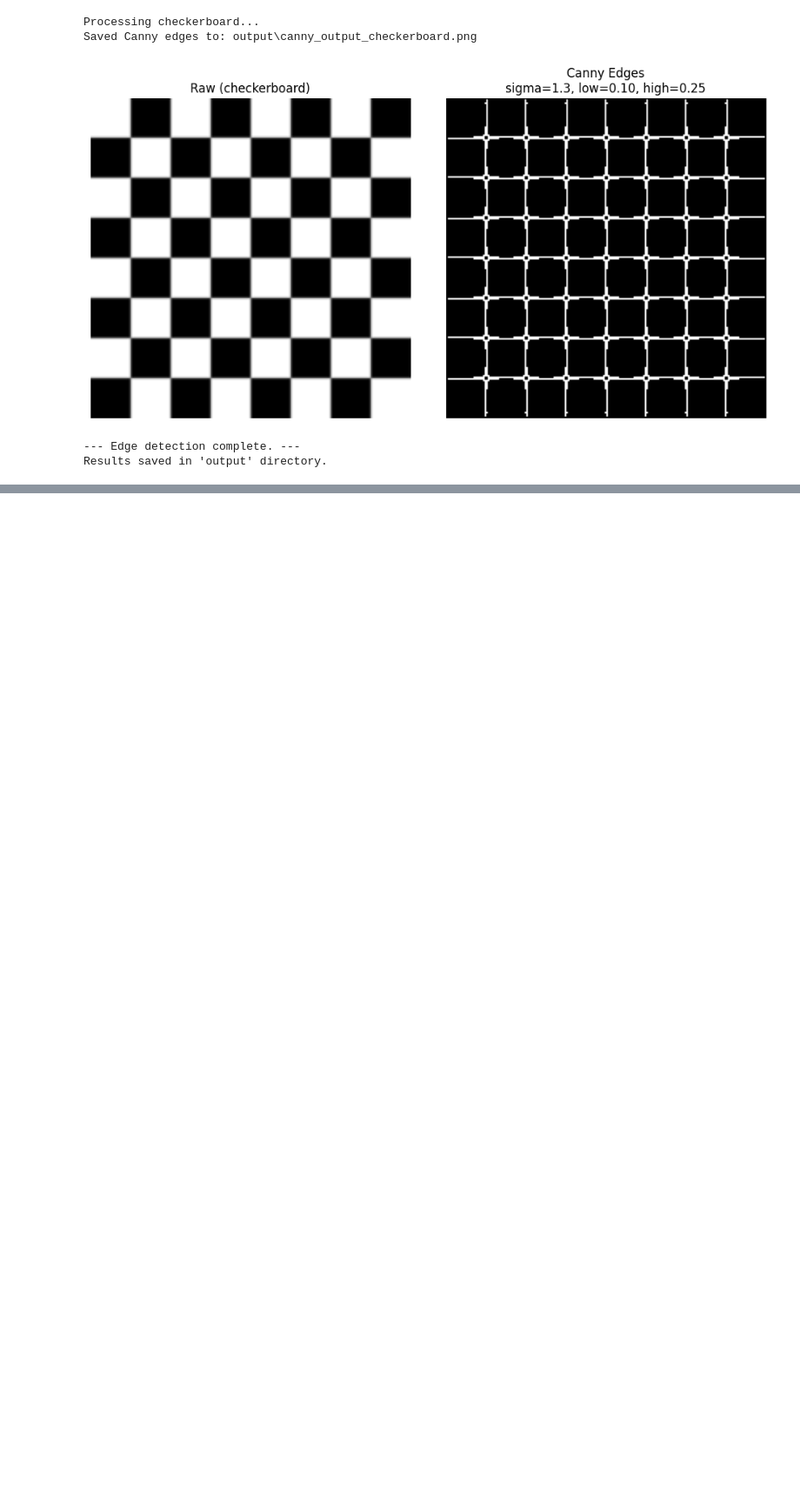
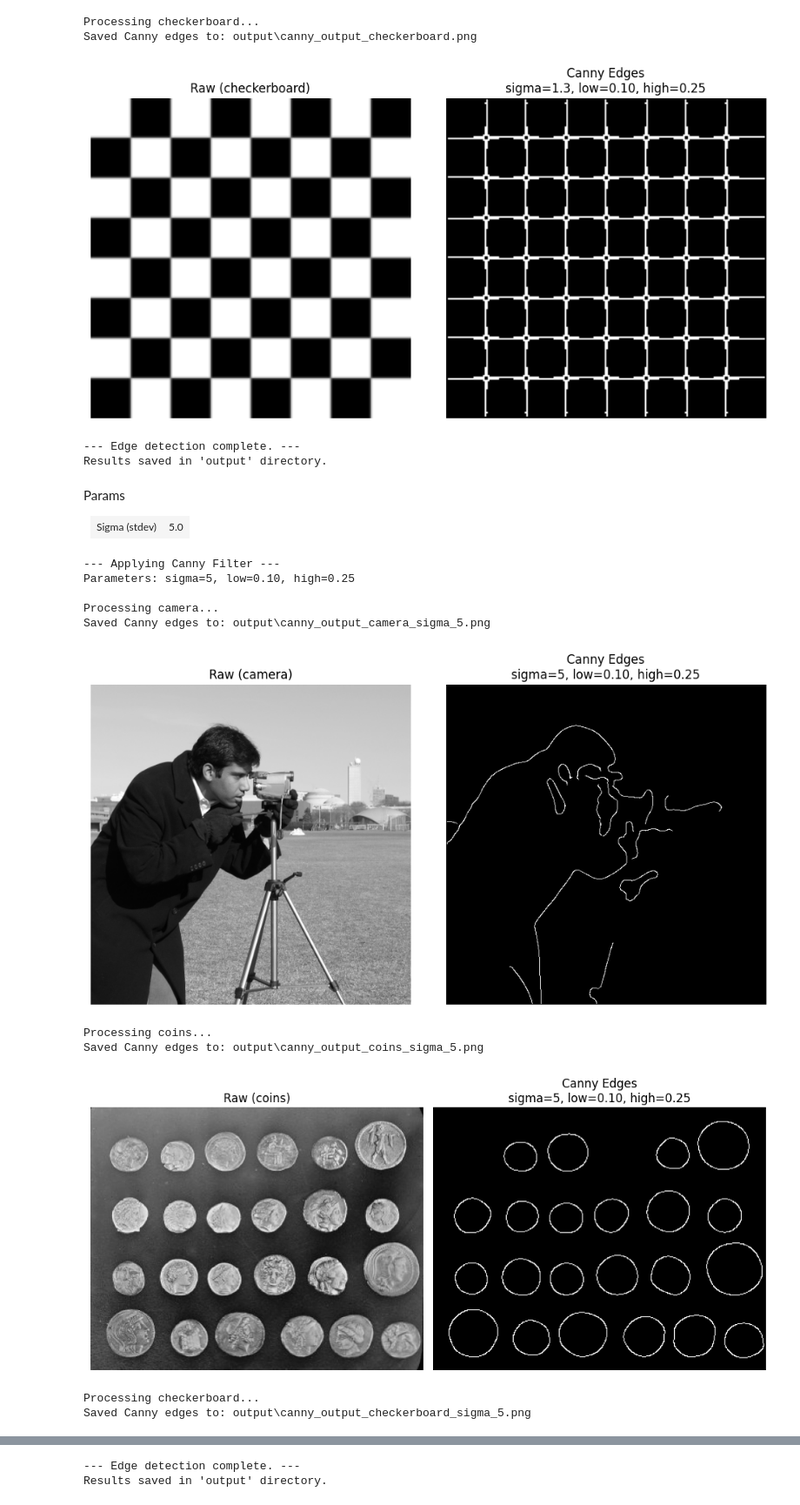
Before and after one commit to Zechtro/StevenTjhia_13522103_IF5152_TugasIndividuCV, a Jupyter notebook: 02_edge/02_edge_standard.ipynb, the cells around one changed output, grey strips where cells are left out. Shown at 87% size. Drawn from its saved outputs; the diff is of its cells as text; code cells hidden in the pictures; blank space fills up the shorter version.

```diff
--- a/02_edge/02_edge_standard.ipynb
+++ b/02_edge/02_edge_standard.ipynb
@@ -174,3 +183,59 @@ Saved Canny edges to: output\canny_output_checkerboard.png
 [figure]
 --- Edge detection complete. ---
 Results saved in 'output' directory.
+# %% [markdown]
+Params
+
+<table>
+    <tr>
+        <td>Sigma (stdev)</td>
+        <td>5.0</td>
+    </tr>
+</table>
+# %%
+canny_sigma = 5
+canny_low = 0.1
+canny_high = 0.25
+# Parameter string
+canny_params_str = f'sigma={canny_sigma}, low={canny_low:.2f}, high={canny_high:.2f}'
+
+print("\n--- Applying Canny Filter ---")
+print(f"Parameters: {canny_params_str}")
+for name, img in images.items():
+    print(f"\nProcessing {name}...")
+
+    if img.ndim == 3:
+        image_gray = img.mean(axis=2)
+    else:
+        image_gray = img
+
+    edges_canny = feature.canny(image_gray,
+                                sigma=canny_sigma,
+                                low_threshold=canny_low,
+                                high_threshold=canny_high)
+    edge_canny_float = edges_canny.astype(float) # Float 0/1 for display
+    edge_canny_ubyte = img_as_ubyte(edges_canny) # Ubyte 0/255 for saving
+
+    output_filename = os.path.join(output_dir, f'canny_output_{name}_sigma_5.png')
+    try:
+        io.imsave(output_filename, edge_canny_ubyte)
+        print(f"Saved Canny edges to: {output_filename}")
+    except Exception as e:
+        print(f"Error saving image {output_filename}: {e}")
+    display_comparison(img, edge_canny_float, 'Canny', canny_params_str, name)
+
+# --- Conclusion ---
+print("\n--- Edge detection complete. ---")
+print(f"Results saved in '{output_dir}' directory.")
+# %% [output]
+--- Applying Canny Filter ---
+Parameters: sigma=5, low=0.10, high=0.25
+
+Processing camera...
+Saved Canny edges to: output\canny_output_camera_sigma_5.png
+[figure, added]
+Processing coins...
+Saved Canny edges to: output\canny_output_coins_sigma_5.png
+[figure, added]
+Processing checkerboard...
+Saved Canny edges to: output\canny_output_checkerboard_sigma_5.png
@@ -176,0 +243,2 @@ Results saved in 'output' directory.
+--- Edge detection complete. ---
+Results saved in 'output' directory.
```
Also changed, not shown: parts of 2 cells of this notebook, 5 other files.
